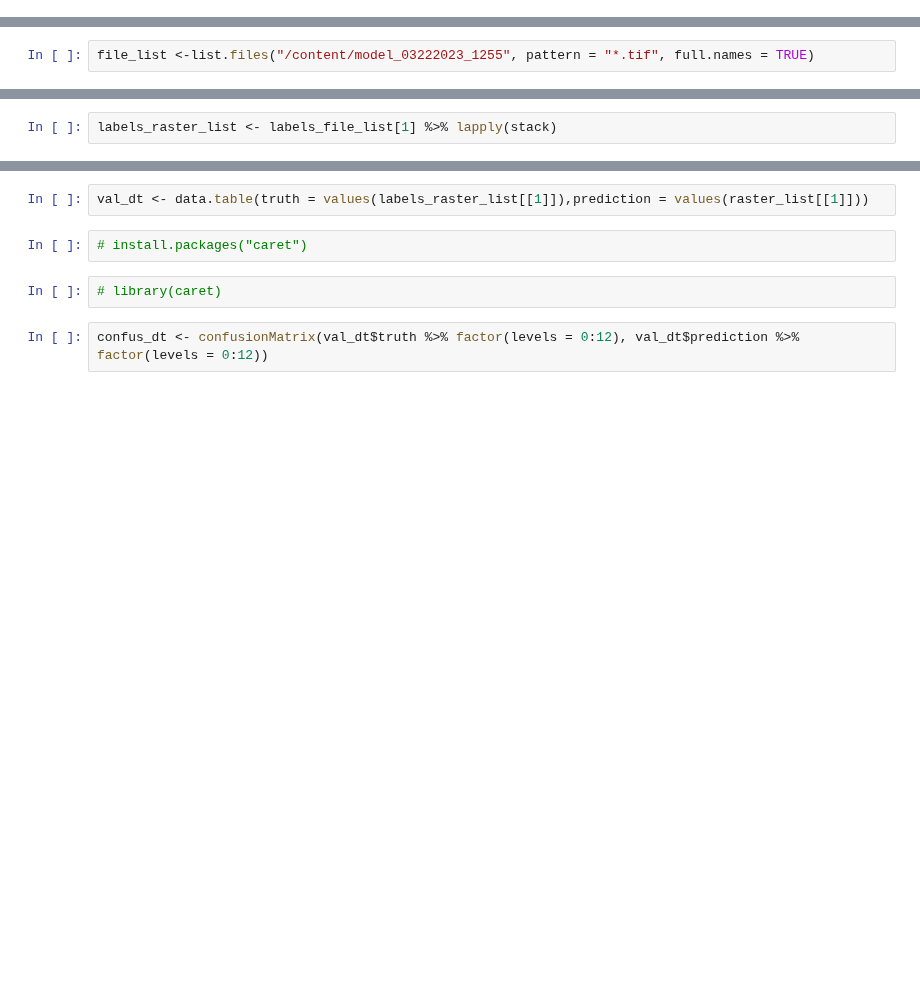
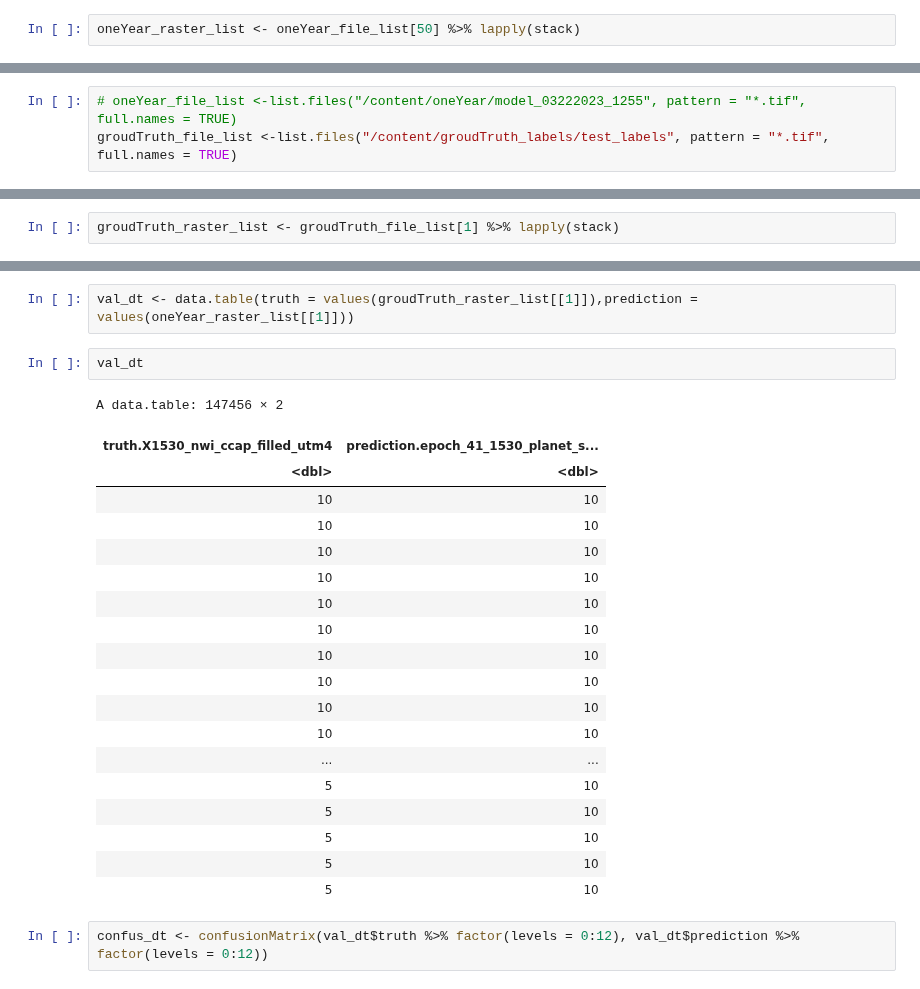
Before and after one commit to MadmanMarble/Planet_U-NET, a Jupyter notebook: R_matrix_analysis_plotting_20240326.ipynb, the cells around one changed output, grey strips where cells are left out. Cells and saved outputs as stored; diff of their text form; blank space fills up the shorter version.

```diff
--- a/R_matrix_analysis_plotting_20240326.ipynb
+++ b/R_matrix_analysis_plotting_20240326.ipynb
@@ -77,0 +129,2 @@ Enter authorization code: eyJjb2RlIjoiNC8wQWVhWVNIQjQzVlBWeWo0bjZlVWhBZFNlNmFUM2
+# %%
+oneYear_raster_list <- oneYear_file_list[50] %>% lapply(stack)
@@ -94,3 +155,4 @@ unzip("/content/oneYear.zip", files = NULL, list = FALSE, overwrite = TRUE,
       setTimes = FALSE)
 # %%
-file_list <-list.files("/content/model_03222023_1255", pattern = "*.tif", full.names = TRUE)
+# oneYear_file_list <-list.files("/content/oneYear/model_03222023_1255", pattern = "*.tif", full.names = TRUE)
+groudTruth_file_list <-list.files("/content/groudTruth_labels/test_labels", pattern = "*.tif", full.names = TRUE)
@@ -129,2 +169,2 @@ labels_file_list
 # %%
-labels_raster_list <- labels_file_list[1] %>% lapply(stack)
+groudTruth_raster_list <- groudTruth_file_list[1] %>% lapply(stack)
@@ -133,8 +183,26 @@ library(data.table)
 # %%
-val_dt <- data.table(truth = values(labels_raster_list[[1]]),prediction = values(raster_list[[1]]))
+val_dt <- data.table(truth = values(groudTruth_raster_list[[1]]),prediction = values(oneYear_raster_list[[1]]))
-# %%
-# install.packages("caret")
-# %%
-# library(caret)
+# %%
+val_dt
+# %% [output]
+A data.table: 147456 × 2
+| truth.X1530_nwi_ccap_filled_utm4 | prediction.epoch_41_1530_planet_s... |
+| <dbl> | <dbl> |
+| 10 | 10 |
+| 10 | 10 |
+| 10 | 10 |
+| 10 | 10 |
+| 10 | 10 |
+| 10 | 10 |
+| 10 | 10 |
+| 10 | 10 |
+| 10 | 10 |
+| 10 | 10 |
+| ... | ... |
+| 5 | 10 |
+| 5 | 10 |
+| 5 | 10 |
+| 5 | 10 |
+| 5 | 10 |
 # %%
 confus_dt <- confusionMatrix(val_dt$truth %>% factor(levels = 0:12), val_dt$prediction %>% factor(levels = 0:12))
```
Also changed, not shown: parts of 34 cells of this notebook.
